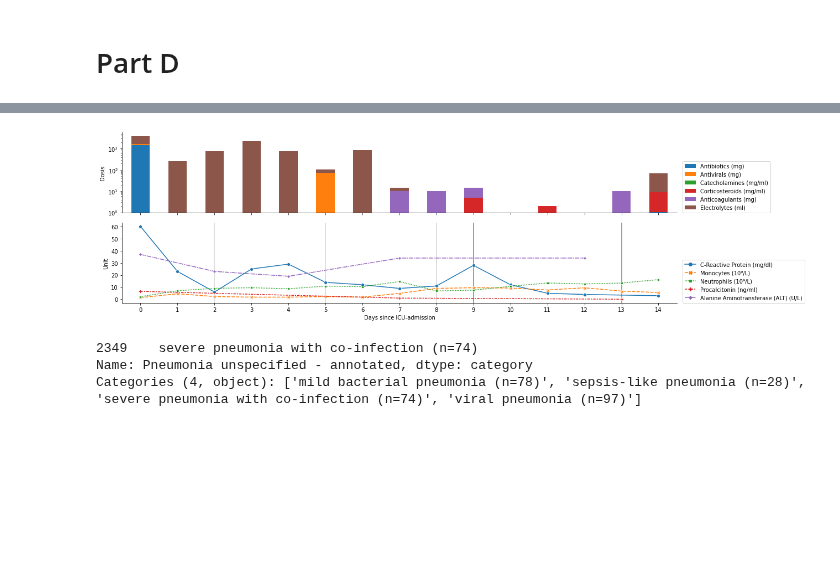
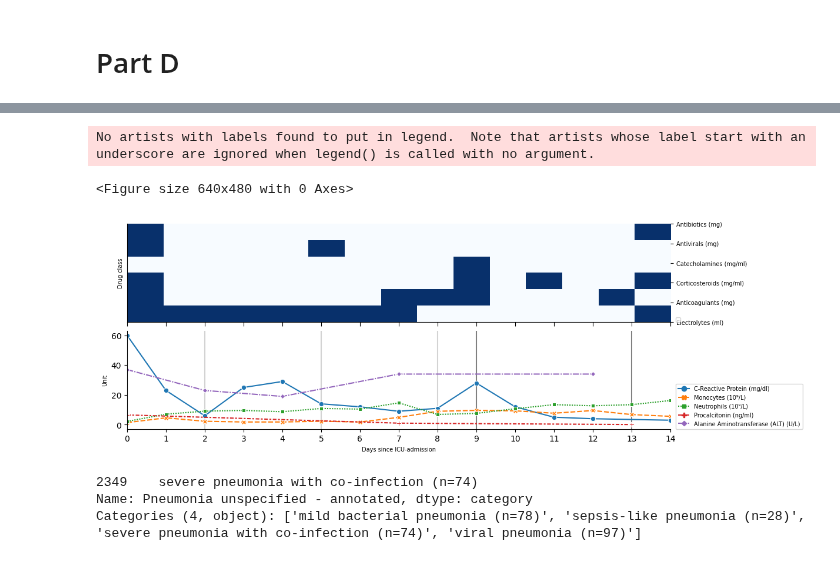
Before and after one commit to theislab/ehrapy-reproducibility, a Jupyter notebook: Figure_3/Figure3_nb.ipynb, the cells around one changed output, grey strips where cells are left out. Drawn from its saved outputs; the diff is of its cells as text; code cells hidden in the pictures; blank space fills up the shorter version.

```diff
--- a/Figure_3/Figure3_nb.ipynb
+++ b/Figure_3/Figure3_nb.ipynb
@@ -527,7 +527,7 @@ for drug_ in drugs:
     else:
         rest.append(drug_)
 # %%
-prescriptions_df = pd.read_csv("../../V1.1.0/PRESCRIPTIONS.csv")
+prescriptions_df = pd.read_csv("/home/thelichking/Desktop/pediatric_intensive_care_db/paediatric-intensive-care-database-1.1.0/V1.1.0/PRESCRIPTIONS.csv")
 prescriptions_df = prescriptions_df[["HADM_ID", "STARTDATE", "DRUG_NAME_EN", "DOSE_VAL_RX"]]
 prescriptions_df = prescriptions_df.loc[prescriptions_df.HADM_ID == 102315]
 prescriptions_df['STARTDATE'] = prescriptions_df['STARTDATE'].str.split(' ').str.get(0)
@@ -562,3 +562,20 @@ cand_frame = cand_frame.rename(columns={'Cortisol_like': 'Corticosteroids (mg/ml
 cand_frame = cand_frame.rename(columns={'C-Reactive Protein_max': 'C-Reactive Protein (mg/dl)', "Monocytes_max": "Monocytes (10⁹/L)",
                                         "Neutrophils_max": "Neutrophils (10⁹/L)", "Procalcitonin_max": "Procalcitonin (ng/ml)",
                                         "Alanine Aminotransferase (ALT)_max": "Alanine Aminotransferase (ALT) (U/L)"})
+# %%
+df = cand_frame[["day", "Antibiotics (mg)", "Antivirals (mg)", "Catecholamines (mg/ml)", "Corticosteroids (mg/ml)", "Anticoagulants (mg)", "Electrolytes (ml)"]]
+# %%
+# Set 'day' as the index for better visualization
+# Set 'day' as the index for better visualization
+df.set_index('day', inplace=True)
+df=df.T
+# Create a binary grid (0 for values <= 0, 1 for values > 0)
+binary_grid = (df > 0).astype(int)
+cmap=["red", "green"]
+
+# Display the binary grid
+plt.figure(figsize=(5, 3))
+plt.yticks(fontsize=5, family='helvetica')
+plt.xticks(fontsize=5, family='helvetica')
+sns.heatmap(binary_grid, cmap=cmap, annot=True, fmt="d", cbar=False)
+plt.show()
@@ -565,29 +585,37 @@ cand_frame = cand_frame.rename(columns={'C-Reactive Protein_max': 'C-Reactive Pr
 # %%
 import seaborn as sns
 import matplotlib.pyplot as plt
-fig, ax = plt.subplots(2, figsize=(18, 5), sharex=True, layout='constrained')
+fig, ax = plt.subplots(2, figsize=(12, 4), sharex=True, layout='constrained')
 ax[0].set_xlim(0,14)
 ax[0].set_xticks(range(0,15))
+ax[0].tick_params(axis='x', size =5)
 plt.axvline(2, color='lightgrey') # cultures negative
 plt.axvline(5, color='lightgrey') # cultures negative
 plt.axvline(8, color='lightgrey') # cultures negative
 plt.axvline(9, color='grey') # sputum culture Acinetobacter baumanii
 plt.axvline(13, color='grey') # sputum culture G+ cocci
-ax[1].set_xlabel("Days since ICU-admission")
-ax[1].set_ylabel("Unit")
-ax[0].set_ylabel("Dosis")
+ax[1].set_xlabel("Days since ICU-admission", fontsize =7, fontfamily="helvetica")
+ax[1].set_ylabel("Unit", fontsize =7, fontfamily="helvetica")
+ax[0].set_ylabel("Drug class", fontsize =7, fontfamily="helvetica")
+ax[0].set_yticklabels(["Antibiotics (mg)", "Antivirals (mg)", "Catecholamines (mg/ml)", "Corticosteroids (mg/ml)", "Anticoagulants (mg)", "Electrolytes (ml)"][::-1], fontsize=7, fontfamily="helvetica")
+ax[0].tick_params(axis='y', labelright=True, labelleft=False, right=True, left=False)
 g = sns.lineplot(data=cand_frame[["C-Reactive Protein (mg/dl)", "Monocytes (10⁹/L)", "Neutrophils (10⁹/L)", "Procalcitonin (ng/ml)", "Alanine Aminotransferase (ALT) (U/L)"]], markers=True)
-g_2 = cand_frame[["Antibiotics (mg)", "Antivirals (mg)", "Catecholamines (mg/ml)", "Corticosteroids (mg/ml)", "Anticoagulants (mg)", "Electrolytes (ml)"]].plot.bar(stacked=True, ax=ax[0])
-g_2.set_yscale("log")
+# Display the binary grid on top of the existing plot
+ax[0].imshow(binary_grid.values, cmap="Blues", aspect='auto',extent=[0, 14, 0, 1])
+
+#g_2 = cand_frame[["Antibiotics (mg)", "Antivirals (mg)", "Catecholamines (mg/ml)", "Corticosteroids (mg/ml)", "Anticoagulants (mg)", "Electrolytes (ml)"]].plot.bar(stacked=True, ax=ax[0])
+#g_2.set_yscale("log")
 ax[0].spines[['right', 'top']].set_visible(False)
 ax[1].spines[['right', 'top']].set_visible(False)
-ax[0].legend(loc=(1.01, 0))
-ax[1].legend(loc=(1.01, 0))
-plt.tight_layout()
-#plt.show()
+legend_properties = {'family': 'helvetica', 'size': 7}
+ax[0].legend(loc=(1.01, 0), prop=legend_properties)
+ax[1].legend(loc=(1.01, 0), prop=legend_properties)
 plt.savefig("./fig3_single_patient_lineplot.png")
+plt.show()
 # %% [output]
+No artists with labels found to put in legend.  Note that artists whose label start with an underscore are ignored when legend() is called with no argument.
+<Figure size 640x480 with 0 Axes>
-[figure, old version]
+[figure, new version]
 # %%
 s = pneumonia_adata_subset.obs.loc[adata.obs.HADM_ID == 102315]
 s["Pneumonia unspecified - annotated"] # example patient is in the severe pneumonia with co-infection category
```
Also changed, not shown: parts of 6 cells of this notebook, 7 other files.
